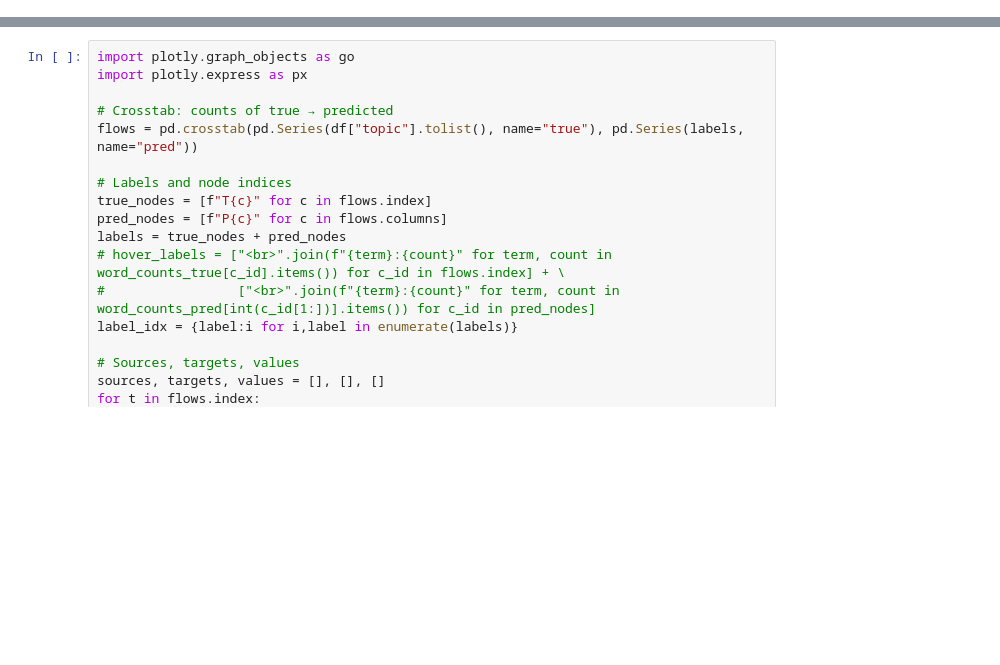
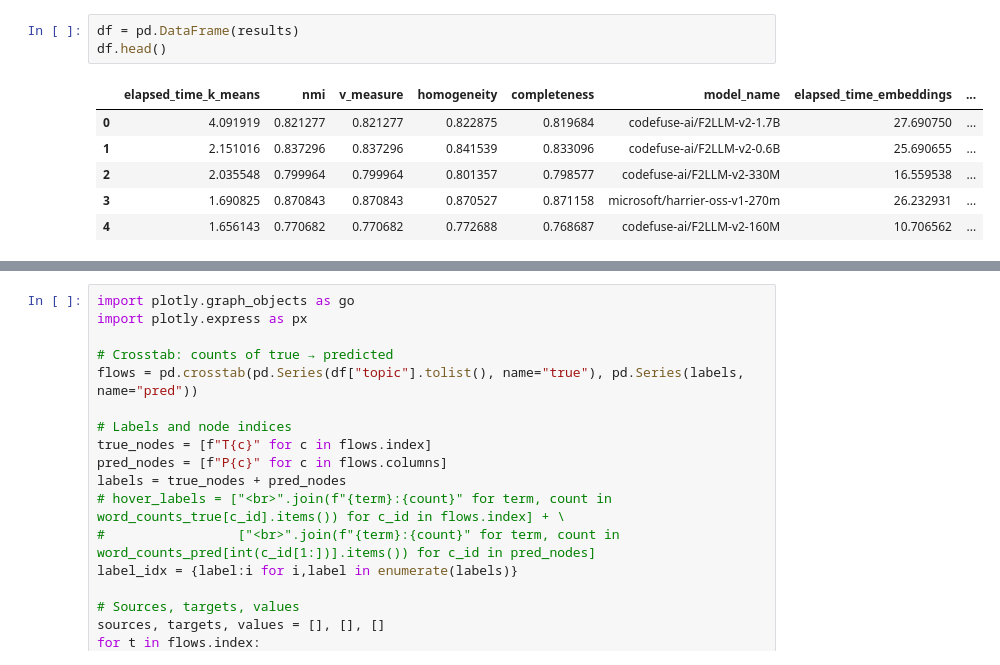
Before and after one commit to lea11100/textClust, a Jupyter notebook: experiments/model_selection/playground.ipynb, the cells around one changed output, grey strips where cells are left out. Drawn from its saved outputs; the diff is of its cells as text; blank space fills up the shorter version.

```diff
--- a/experiments/playground.ipynb
+++ b/experiments/model_selection/playground.ipynb
@@ -32,0 +163,10 @@ KeyboardInterrupt:
+# %%
+df = pd.DataFrame(results)
+df.head()
+# %% [output]
+|  | elapsed_time_k_means | nmi | v_measure | homogeneity | completeness | model_name | elapsed_time_embeddings | ... |
+| 0 | 4.091919 | 0.821277 | 0.821277 | 0.822875 | 0.819684 | codefuse-ai/F2LLM-v2-1.7B | 27.690750 | ... |
+| 1 | 2.151016 | 0.837296 | 0.837296 | 0.841539 | 0.833096 | codefuse-ai/F2LLM-v2-0.6B | 25.690655 | ... |
+| 2 | 2.035548 | 0.799964 | 0.799964 | 0.801357 | 0.798577 | codefuse-ai/F2LLM-v2-330M | 16.559538 | ... |
+| 3 | 1.690825 | 0.870843 | 0.870843 | 0.870527 | 0.871158 | microsoft/harrier-oss-v1-270m | 26.232931 | ... |
+| 4 | 1.656143 | 0.770682 | 0.770682 | 0.772688 | 0.768687 | codefuse-ai/F2LLM-v2-160M | 10.706562 | ... |
```
Also changed, not shown: parts of 10 cells of this notebook, 12 other files.
